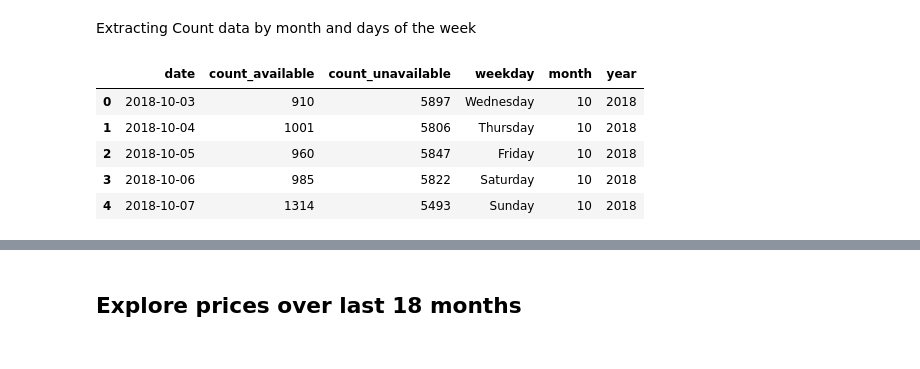
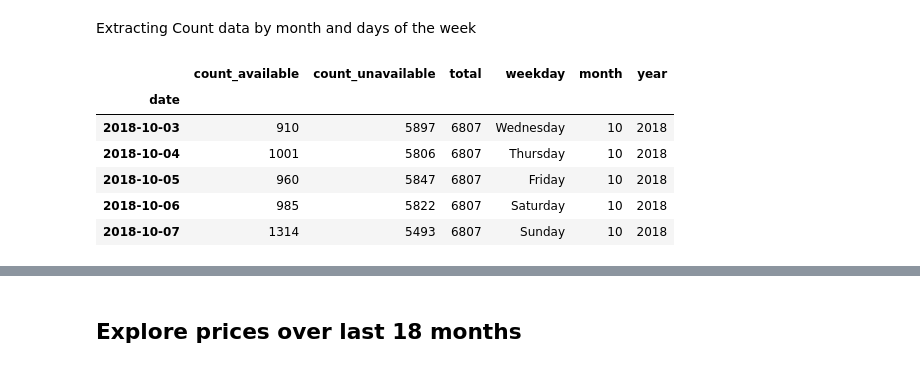
Before and after one commit to KishenSharma6/Airbnb-Analysis, a Jupyter notebook: Project Codes/03. Exploratory Data Analysis/2020_0408_Calendar_EDA.ipynb, the cells around one changed output, grey strips where cells are left out. Saved outputs shown, nothing was run; the diff lists cells and outputs as text; code cells hidden in the pictures.

```diff
--- a/Project Codes/03. Exploratory Data Analysis/2020_0408_Calendar_EDA.ipynb
+++ b/Project Codes/03. Exploratory Data Analysis/2020_0408_Calendar_EDA.ipynb
@@ -147,22 +148,29 @@ Extracting Count data by month and days of the week
 # %%
 #Merge unavailable_listings available_listings df's together
 count_df = available_listings.merge(unavailable_listings,
                                     left_index=True,right_index=True,
                                     suffixes=('_available','_unavailable'))
+#Total listings
+count_df['total'] = count_df['count_available'] + count_df['count_unavailable']
+
 #Reset Index to extract time data
 count_df.reset_index(inplace = True)
 
 #Extract data from index
 count_df['weekday'] = count_df['date'].dt.day_name()
 count_df['month'] = count_df['date'].dt.month
 count_df['year'] = count_df['date'].dt.year
 
+#Set date as index
+count_df.set_index('date', inplace = True)
+
 #Check
 display(count_df.head())
 # %% [output]
-|  | date | count_available | count_unavailable | weekday | month | year |
-| 0 | 2018-10-03 | 910 | 5897 | Wednesday | 10 | 2018 |
-| 1 | 2018-10-04 | 1001 | 5806 | Thursday | 10 | 2018 |
-| 2 | 2018-10-05 | 960 | 5847 | Friday | 10 | 2018 |
-| 3 | 2018-10-06 | 985 | 5822 | Saturday | 10 | 2018 |
-| 4 | 2018-10-07 | 1314 | 5493 | Sunday | 10 | 2018 |
+|  | count_available | count_unavailable | total | weekday | month | year |
+| date |  |  |  |  |  |  |
+| 2018-10-03 | 910 | 5897 | 6807 | Wednesday | 10 | 2018 |
+| 2018-10-04 | 1001 | 5806 | 6807 | Thursday | 10 | 2018 |
+| 2018-10-05 | 960 | 5847 | 6807 | Friday | 10 | 2018 |
+| 2018-10-06 | 985 | 5822 | 6807 | Saturday | 10 | 2018 |
+| 2018-10-07 | 1314 | 5493 | 6807 | Sunday | 10 | 2018 |
```
Also changed, not shown: parts of 7 cells of this notebook, 2 other files.
